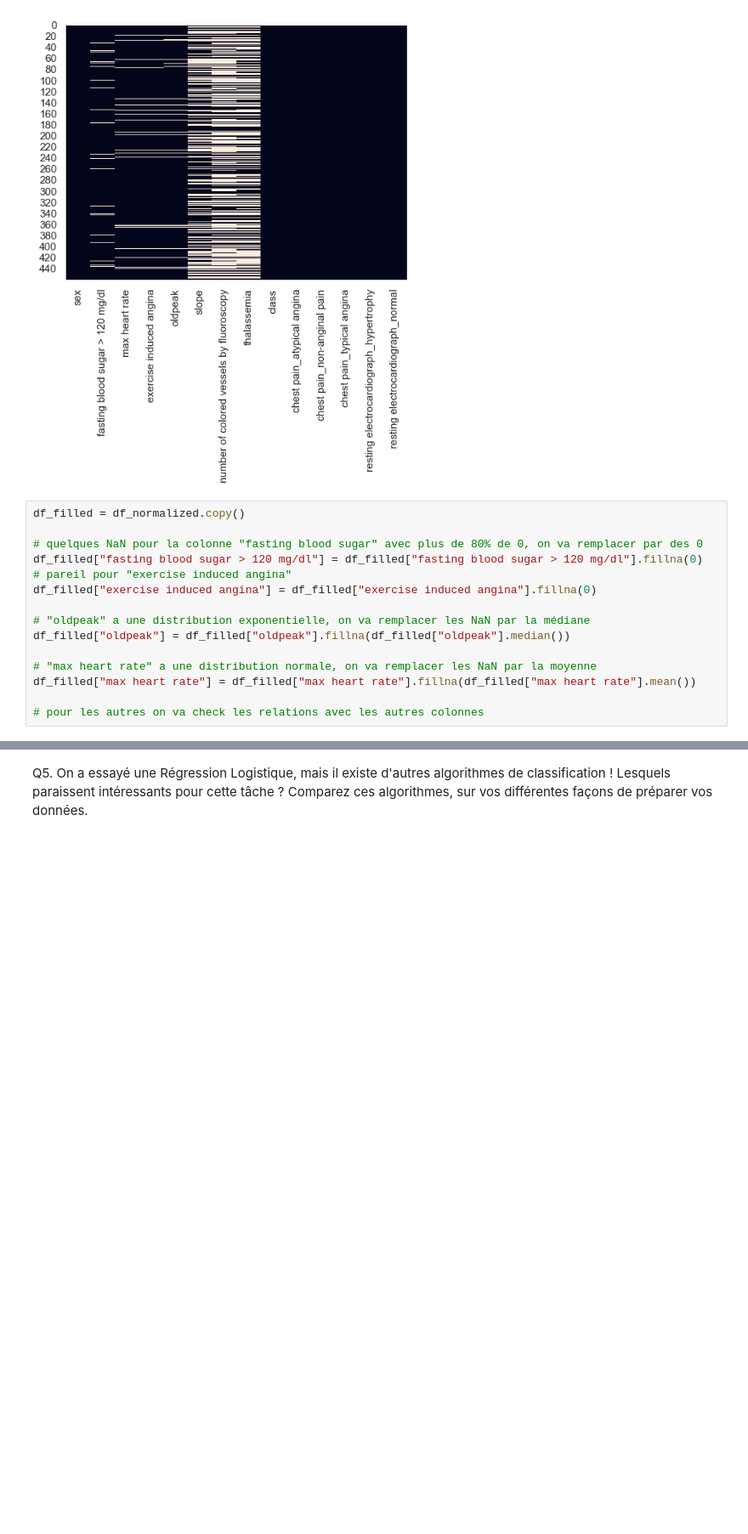
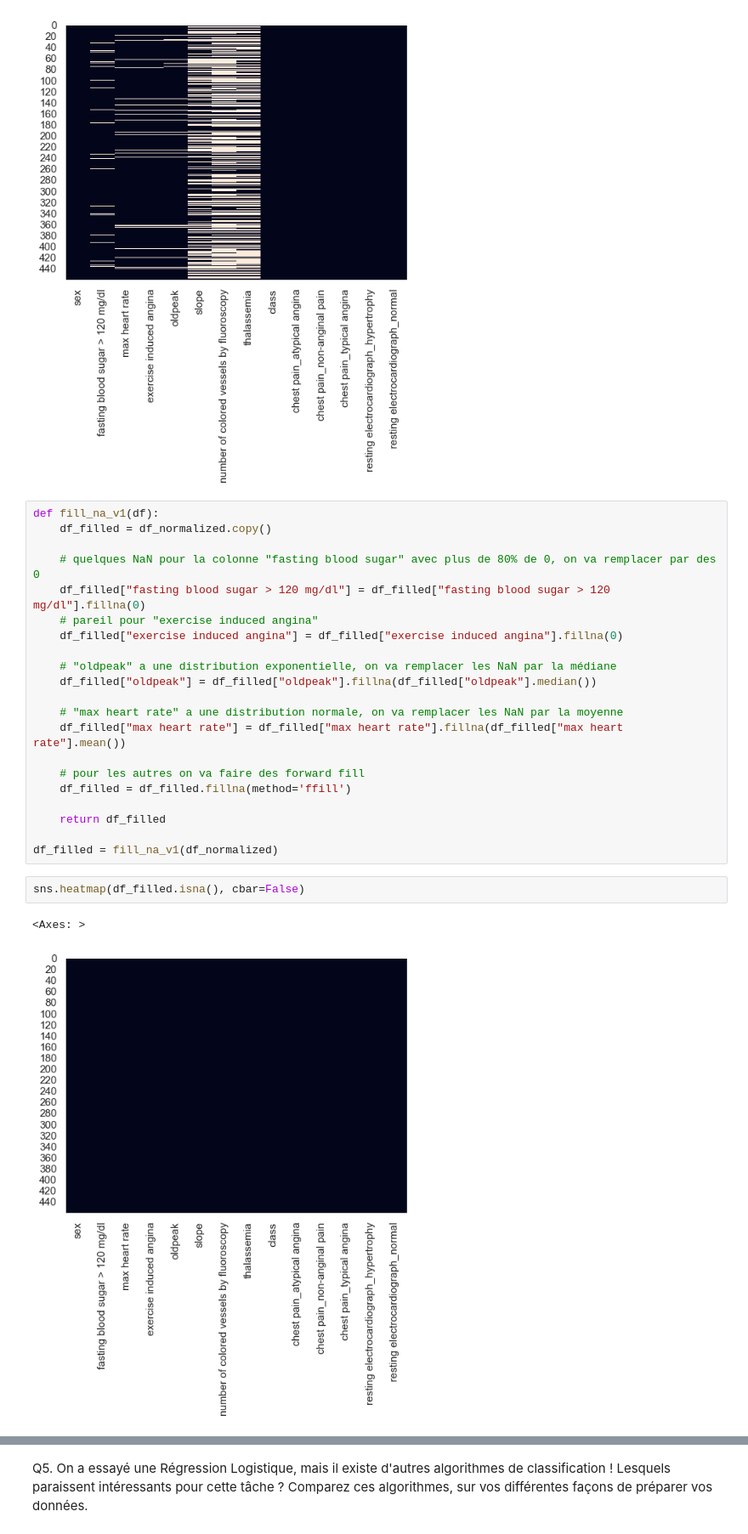
Before and after one commit to jo-pouradier/machine-learning-cpe, a Jupyter notebook: hospital-prediction.ipynb, the cells around one changed output, grey strips where cells are left out. Shown at 85% size. Saved outputs shown, nothing was run; the diff lists cells and outputs as text; blank space fills up the shorter version.

Commit message:
fill NaN and everithing in functions

```diff
--- a/hospital-prediction.ipynb
+++ b/hospital-prediction.ipynb
@@ -464,17 +491,28 @@ sns.heatmap(df_normalized.isna(), cbar=False)
 <Axes: >
 [figure]
 # %%
-df_filled = df_normalized.copy()
+def fill_na_v1(df):
+    df_filled = df_normalized.copy()
 
-# quelques NaN pour la colonne "fasting blood sugar" avec plus de 80% de 0, on va remplacer par des 0
-df_filled["fasting blood sugar > 120 mg/dl"] = df_filled["fasting blood sugar > 120 mg/dl"].fillna(0)
-# pareil pour "exercise induced angina"
-df_filled["exercise induced angina"] = df_filled["exercise induced angina"].fillna(0)
+    # quelques NaN pour la colonne "fasting blood sugar" avec plus de 80% de 0, on va remplacer par des 0
+    df_filled["fasting blood sugar > 120 mg/dl"] = df_filled["fasting blood sugar > 120 mg/dl"].fillna(0)
+    # pareil pour "exercise induced angina"
+    df_filled["exercise induced angina"] = df_filled["exercise induced angina"].fillna(0)
 
-# "oldpeak" a une distribution exponentielle, on va remplacer les NaN par la médiane
-df_filled["oldpeak"] = df_filled["oldpeak"].fillna(df_filled["oldpeak"].median())
+    # "oldpeak" a une distribution exponentielle, on va remplacer les NaN par la médiane
+    df_filled["oldpeak"] = df_filled["oldpeak"].fillna(df_filled["oldpeak"].median())
 
-# "max heart rate" a une distribution normale, on va remplacer les NaN par la moyenne
-df_filled["max heart rate"] = df_filled["max heart rate"].fillna(df_filled["max heart rate"].mean())
+    # "max heart rate" a une distribution normale, on va remplacer les NaN par la moyenne
+    df_filled["max heart rate"] = df_filled["max heart rate"].fillna(df_filled["max heart rate"].mean())
 
-# pour les autres on va check les relations avec les autres colonnes
+    # pour les autres on va faire des forward fill
+    df_filled = df_filled.fillna(method='ffill')
+
+    return df_filled
+
+df_filled = fill_na_v1(df_normalized)
+# %%
+sns.heatmap(df_filled.isna(), cbar=False)
+# %% [output]
+<Axes: >
+[figure, added]
```
Also changed, not shown: parts of 5 cells of this notebook.
